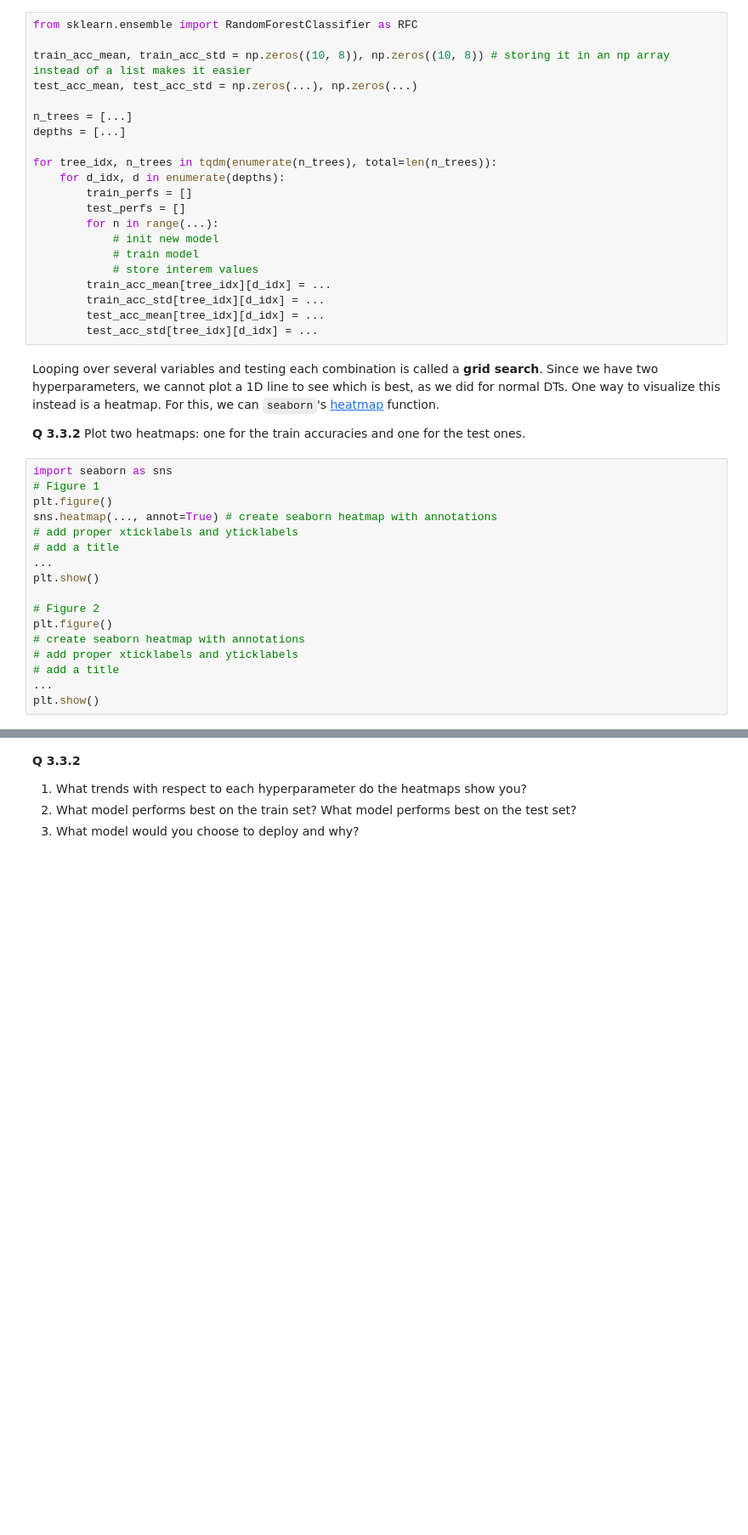
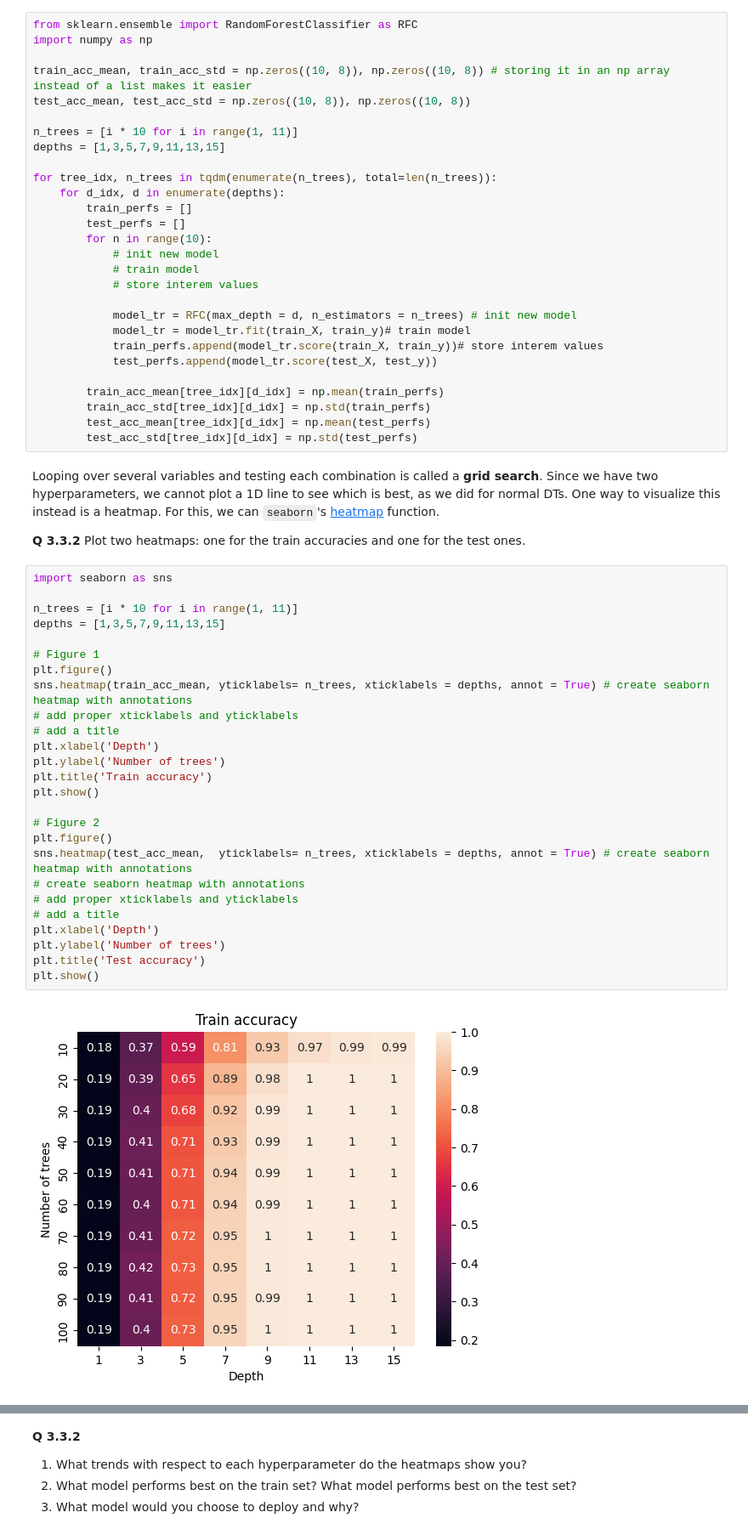
Before and after one commit to RiccardoZatti/TMDL, a Jupyter notebook: TMDL_2024_25_Assignment_2,_Qs_only.ipynb, the cells around one changed output, grey strips where cells are left out. Shown: that part at 85% size. Saved outputs shown, nothing was run; the diff lists cells and outputs as text; blank space fills up the shorter version.

```diff
--- a/TMDL_2024_25_Assignment_2,_Qs_only.ipynb
+++ b/TMDL_2024_25_Assignment_2,_Qs_only.ipynb
@@ -217,43 +223,61 @@ Just like in the decision trees, one hyperparameter you can choose is the depth
 *Expected runtime: ~9 minutes*
 # %%
 from sklearn.ensemble import RandomForestClassifier as RFC
+import numpy as np
 
 train_acc_mean, train_acc_std = np.zeros((10, 8)), np.zeros((10, 8)) # storing it in an np array instead of a list makes it easier
-test_acc_mean, test_acc_std = np.zeros(...), np.zeros(...)
+test_acc_mean, test_acc_std = np.zeros((10, 8)), np.zeros((10, 8))
 
-n_trees = [...]
-depths = [...]
+n_trees = [i * 10 for i in range(1, 11)]
+depths = [1,3,5,7,9,11,13,15]
 
 for tree_idx, n_trees in tqdm(enumerate(n_trees), total=len(n_trees)):
     for d_idx, d in enumerate(depths):
         train_perfs = []
         test_perfs = []
-        for n in range(...):
+        for n in range(10):
             # init new model
             # train model
             # store interem values
-        train_acc_mean[tree_idx][d_idx] = ...
-        train_acc_std[tree_idx][d_idx] = ...
-        test_acc_mean[tree_idx][d_idx] = ...
-        test_acc_std[tree_idx][d_idx] = ...
+
+            model_tr = RFC(max_depth = d, n_estimators = n_trees) # init new model
+            model_tr = model_tr.fit(train_X, train_y)# train model
+            train_perfs.append(model_tr.score(train_X, train_y))# store interem values
+            test_perfs.append(model_tr.score(test_X, test_y))
+
+        train_acc_mean[tree_idx][d_idx] = np.mean(train_perfs)
+        train_acc_std[tree_idx][d_idx] = np.std(train_perfs)
+        test_acc_mean[tree_idx][d_idx] = np.mean(test_perfs)
+        test_acc_std[tree_idx][d_idx] = np.std(test_perfs)
 # %% [markdown]
 Looping over several variables and testing each combination is called a **grid search**. Since we have two hyperparameters, we cannot plot a 1D line to see which is best, as we did for normal DTs. One way to visualize this instead is a heatmap. For this, we can `seaborn`'s [heatmap](https://seaborn.pydata.org/generated/seaborn.heatmap.html) function.
 
 **Q 3.3.2** Plot two heatmaps: one for the train accuracies and one for the test ones.
 # %%
 import seaborn as sns
+
+n_trees = [i * 10 for i in range(1, 11)]
+depths = [1,3,5,7,9,11,13,15]
+
 # Figure 1
 plt.figure()
-sns.heatmap(..., annot=True) # create seaborn heatmap with annotations
+sns.heatmap(train_acc_mean, yticklabels= n_trees, xticklabels = depths, annot = True) # create seaborn heatmap with annotations
 # add proper xticklabels and yticklabels
 # add a title
-...
+plt.xlabel('Depth')
+plt.ylabel('Number of trees')
+plt.title('Train accuracy')
 plt.show()
 
 # Figure 2
 plt.figure()
+sns.heatmap(test_acc_mean,  yticklabels= n_trees, xticklabels = depths, annot = True) # create seaborn heatmap with annotations
 # create seaborn heatmap with annotations
 # add proper xticklabels and yticklabels
 # add a title
-...
+plt.xlabel('Depth')
+plt.ylabel('Number of trees')
+plt.title('Test accuracy')
 plt.show()
+# %% [output]
+[figure, added]
```
Also changed, not shown: parts of 6 cells of this notebook.
